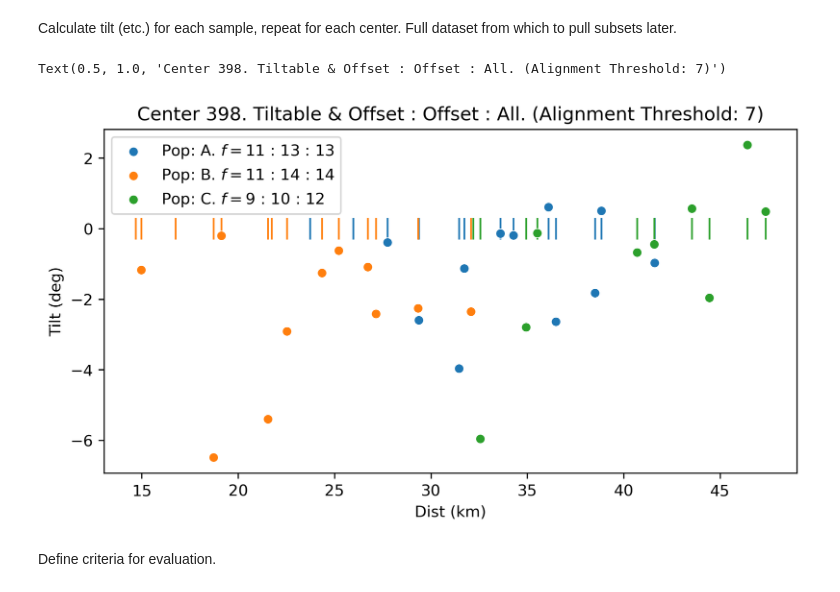
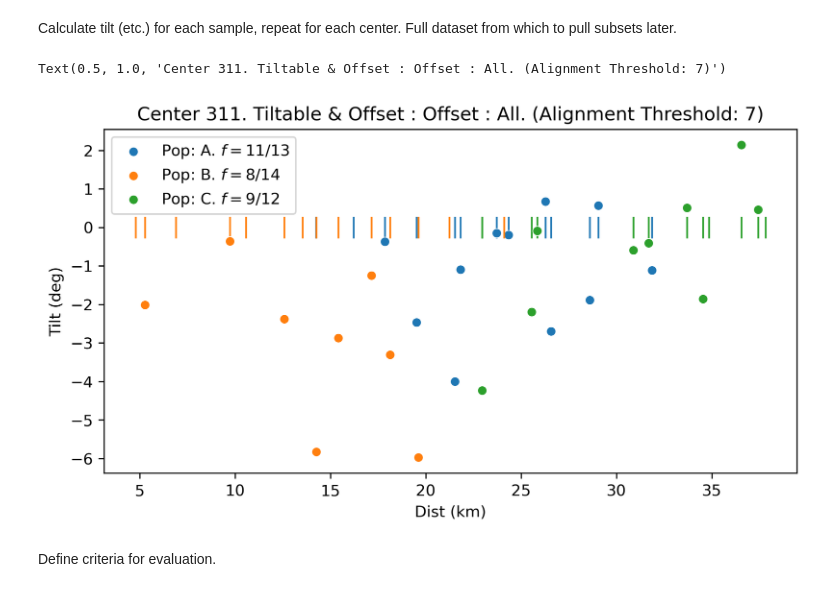
Before and after one commit to hernypeterson/thesis, a Jupyter notebook: code_with_import.ipynb, the cells around one changed output. Drawn from its saved outputs; the diff is of its cells as text; code cells hidden in the pictures.

```diff
--- a/code_with_import.ipynb
+++ b/code_with_import.ipynb
@@ -126,29 +124,29 @@ centers_calc = {
     for cID in cIDs
 }
 # %%
-cID = 398
+cID = 311
 
 plt.figure(figsize=(8, 4), dpi=300)
 
 alignment_threshold_degrees = 7
 alignment_threshold = np.cos(np.radians(alignment_threshold_degrees))
 
 centers_calc[cID].plot_tilt(
     [pop_a, pop_b, pop_c],
     max_alignment=alignment_threshold,
     min_alignment=-alignment_threshold,
 )
 
 plt.xlabel('Dist (km)')
 plt.ylabel('Tilt (deg)')
 
 # plt.ylim(-25,None)
 
 plt.legend(loc='best')
 plt.title(f'Center {cID}. Tiltable & Offset : Offset : All. (Alignment Threshold: {alignment_threshold_degrees})')
 # %% [output]
-Text(0.5, 1.0, 'Center 398. Tiltable & Offset : Offset : All. (Alignment Threshold: 7)')
+Text(0.5, 1.0, 'Center 311. Tiltable & Offset : Offset : All. (Alignment Threshold: 7)')
-[figure, old version]
+[figure, new version]
 # %% [markdown]
 Define criteria for evaluation.
 # %% [markdown]
```
Also changed, not shown: parts of 3 cells of this notebook, 5 other files.
